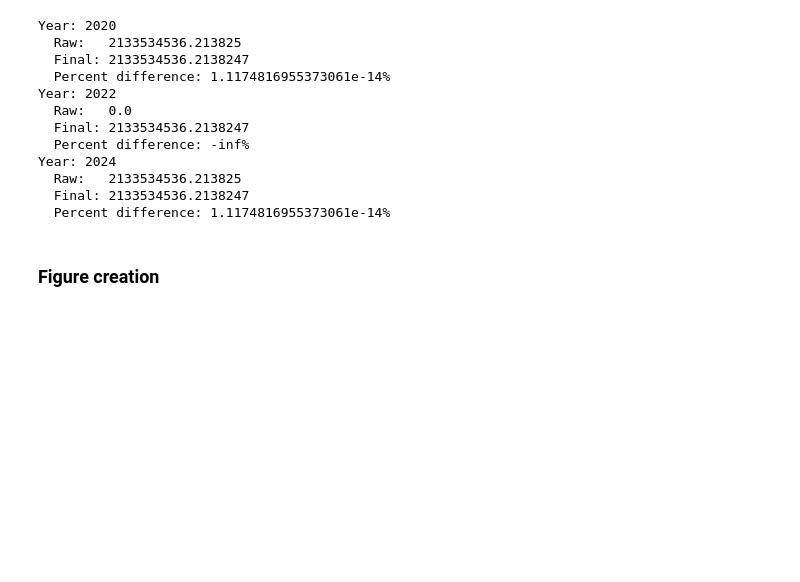
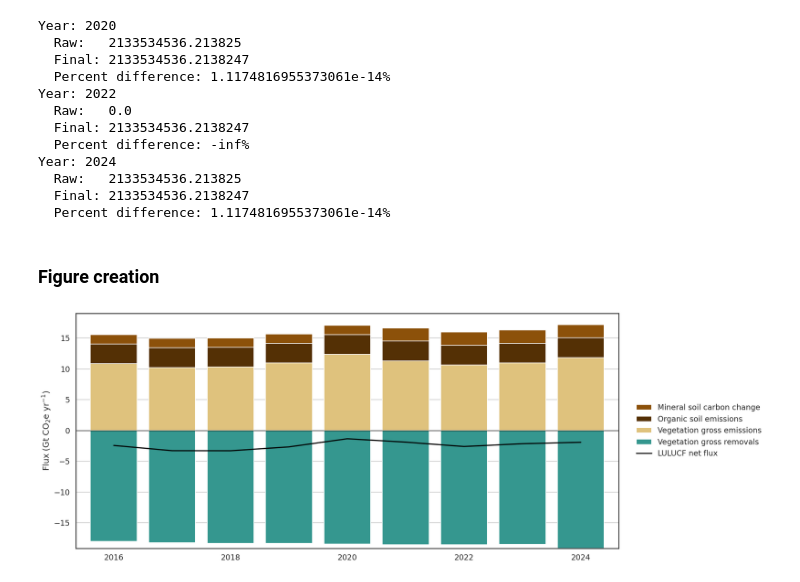
Before and after one commit to wri/AFOLU_GHG_flux_model, a Jupyter notebook: src/LULUCF/scripts/zonal_statistics/LULUCF_figures__veg105__SOC100__orgsoil100__20260522.ipynb, the cells around one changed output. Saved outputs shown, nothing was run; the diff lists cells and outputs as text; code cells hidden in the pictures; blank space fills up the shorter version.

Commit message:
Working on figures.

```diff
--- a/src/LULUCF/scripts/zonal_statistics/LULUCF_figures__veg105__SOC100__orgsoil100__20260522.ipynb
+++ b/src/LULUCF/scripts/zonal_statistics/LULUCF_figures__veg105__SOC100__orgsoil100__20260522.ipynb
@@ -1150,6 +1150,7 @@ sns.set_theme(style="white", context="talk")
 # %%
 ### Global LULUCF components with gross as bars and net veg and LULUCF as lines (single panel)
 ### Per https://chatgpt.com/g/g-p-69399a7fcc808191b337d3fac695447c-afolu-flux-model/c/69c6d457-96b4-8328-9fca-ff50f8273233
+### Colors consistent with LULUCF maps from Claude (session 'LULUCF graph color consistency with maps')
 
 df_fig = LULUCF_outputs_dropped.copy()
 
@@ -1189,11 +1190,11 @@ desired_line_order = [
 ]
 
 color_map = {
-    "SOC_change__mineral_soil_extent__0-30cm_MgCO2": "#8c564b",  # brown
-    "organic_soil__all_gases__MgCO2e": "#993399",                # purple
-    f"veg_{cn.gross_emis_all_C_pools_all_gases_pattern}": "#d279d2",  # light purple
-    f"veg_{cn.gross_removals_all_C_pools_pattern}": "#33cc33",   # green
-    "LULUCF_net_flux__MgCO2e": "#000000",                        # black
+    "SOC_change__mineral_soil_extent__0-30cm_MgCO2": "#8c510a",        # emissions idx 8 (medium-dark brown)
+    "organic_soil__all_gases__MgCO2e":               "#543005",         # emissions idx 9 (darkest brown)
+    f"veg_{cn.gross_emis_all_C_pools_all_gases_pattern}": "#dfc27d",   # emissions idx 6 (medium tan)
+    f"veg_{cn.gross_removals_all_C_pools_pattern}":  "#35978f",         # removals  idx 2 (medium teal)
+    "LULUCF_net_flux__MgCO2e":                       "#000000",         # black line
     # f"veg_{cn.net_flux_all_C_pools_all_gases_pattern}": "#666633",  # green
 }
 
@@ -1253,7 +1254,7 @@ df_bars = df_bars[bar_cols[::-1]]
 df_pos = df_bars.clip(lower=0)
 df_neg = df_bars.clip(upper=0)
 
-fig, ax = plt.subplots(figsize=(11, 8))
+fig, ax = plt.subplots(figsize=(28, 8))
 
 # Positive stacked bars
 df_pos.plot(
@@ -1294,40 +1295,42 @@ ax.yaxis.set_major_locator(MultipleLocator(5))
 
 ax.set_xlabel(None)
 ax.set_ylabel("Flux (Gt CO$_2$e yr$^{-1}$)")
-ax.set_title("Global annual LULUCF fluxes", pad=20)
+# ax.set_title("Global annual LULUCF fluxes", pad=20)
 
 ax.set_xticks(x[::2])
 ax.set_xticklabels(df_wide.index.astype(int)[::2], rotation=0)
 
 # Build legend in desired order
 handles, labels = ax.get_legend_handles_labels()
 label_to_handle = dict(zip(labels, handles))
 
 ordered_labels = (
     desired_bar_order +
     desired_line_order
 )
 
 ordered_labels = [l for l in ordered_labels if l in label_to_handle]
 
 # Map labels to readable names
 pretty_labels = [label_map.get(l, l) for l in ordered_labels]
 
 ax.legend(
     [label_to_handle[l] for l in ordered_labels],
     pretty_labels,
     title="",
-    loc="upper center",
-    bbox_to_anchor=(0.5, -0.15),
+    loc="center left",
+    bbox_to_anchor=(1.02, 0.5),
     ncol=1,
     frameon=False
 )
 
-plt.tight_layout(rect=[0, 0.05, 1, 1])
-# plt.savefig(f'{LULUCF_zonal_stats_folder}/LULUCF_global_timeseries_{today}.jpg', dpi=300, bbox_inches='tight')
+plt.tight_layout(rect=[0, 0, 0.80, 1])
+plt.savefig(f'{LULUCF_zonal_stats_folder}/LULUCF_global_timeseries_{today}.jpg', dpi=300, bbox_inches='tight')
 plt.show()
 
 # df_wide
+# %% [output]
+[figure, added]
 # %%
 ### Global LULUCF components with gross as bars and net veg and LULUCF as lines, panel by climate domain (three panels)
 ### Per https://chatgpt.com/g/g-p-69399a7fcc808191b337d3fac695447c-afolu-flux-model/c/69c6d457-96b4-8328-9fca-ff50f8273233
```
Also changed, not shown: parts of 19 cells of this notebook, 2 other files.
